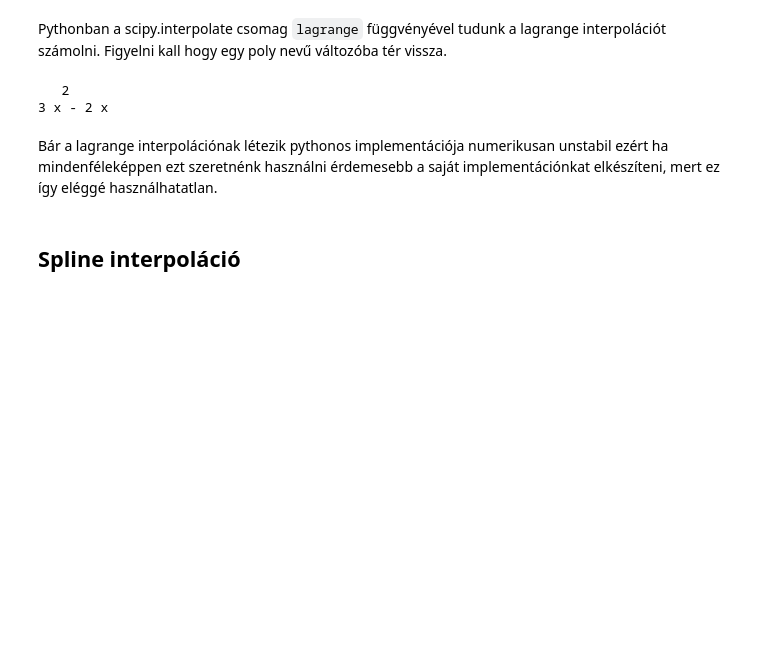
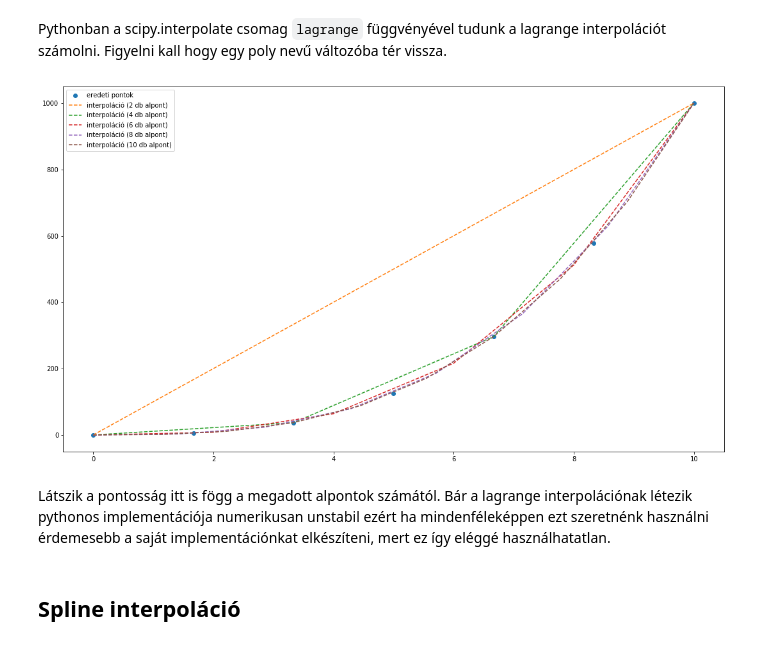
Before and after one commit to gyulaimark97/Szakdolgozat, a Jupyter notebook: dolgozat/Interpolations.ipynb, the cells around one changed output. Drawn from its saved outputs; the diff is of its cells as text; code cells hidden in the pictures; blank space fills up the shorter version.

```diff
--- a/dolgozat/Interpolations.ipynb
+++ b/dolgozat/Interpolations.ipynb
@@ -41,20 +69,31 @@ $$
 Ezáltal meg kapjuk az $f(x)$ függvényünk közelítését a $p(x)$ polinom által. ($f(x) \approx p(x)$)
 # %% [markdown]
 Pythonban a scipy.interpolate csomag `lagrange` függvényével tudunk a lagrange interpolációt számolni. Figyelni kall hogy egy poly nevű változóba tér vissza.
-# %%
-import numpy as np
-from scipy.interpolate import lagrange
-from numpy.polynomial.polynomial import Polynomial
-
-x = np.array([0, 1, 2])
-y = x**3
-poly=lagrange(x,y)
-print(poly)
-# %% [output]
-   2
-3 x - 2 x
+# %%
+import numpy as np
+from scipy.interpolate import lagrange
+
+import matplotlib.pyplot as plt
+from matplotlib.pyplot import figure
+
+x = np.linspace(0, 10, num=7, endpoint=True)
+y = x**3
+poly=lagrange(x,y)
+xnew1 = np.linspace(0, 10, num=2, endpoint=True)
+xnew2 = np.linspace(0, 10, num=4, endpoint=True)
+xnew3 = np.linspace(0, 10, num=6, endpoint=True)
+xnew4 = np.linspace(0, 10, num=8, endpoint=True)
+xnew5 = np.linspace(0, 10, num=10, endpoint=True)
+
+
+plt.figure(figsize=(18.5, 10.5))
+plt.plot(x, y, 'o', xnew1, poly(xnew1),'--', xnew2, poly(xnew2),'--', xnew3, poly(xnew3),'--', xnew4, poly(xnew4),'--', xnew5, poly(xnew5),'--')
+plt.legend(["eredeti pontok","interpoláció (2 db alpont)", "interpoláció (4 db alpont)", "interpoláció (6 db alpont)", "interpoláció (8 db alpont)", "interpoláció (10 db alpont)"])
+plt.show()
+# %% [output]
+[figure, added]
 # %% [markdown]
-Bár a lagrange interpolációnak létezik pythonos implementációja numerikusan unstabil ezért ha mindenféleképpen ezt szeretnénk használni érdemesebb a saját implementációnkat elkészíteni, mert ez így eléggé használhatatlan.
+Látszik a pontosság itt is fögg a megadott alpontok számától. Bár a lagrange interpolációnak létezik pythonos implementációja numerikusan unstabil ezért ha mindenféleképpen ezt szeretnénk használni érdemesebb a saját implementációnkat elkészíteni, mert ez így eléggé használhatatlan.
 # %% [markdown]
 ## Spline interpoláció
 # %% [markdown]
```
Also changed, not shown: parts of 7 cells of this notebook, 1 other file.
